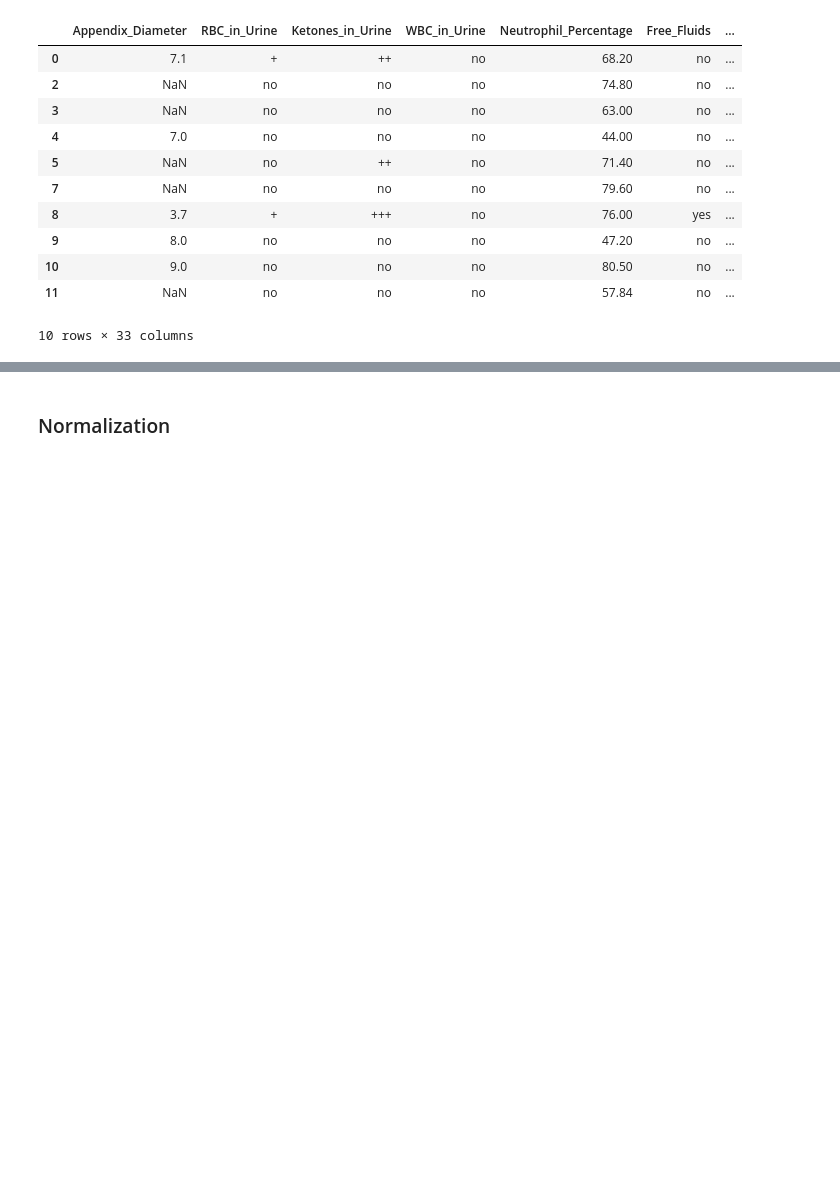
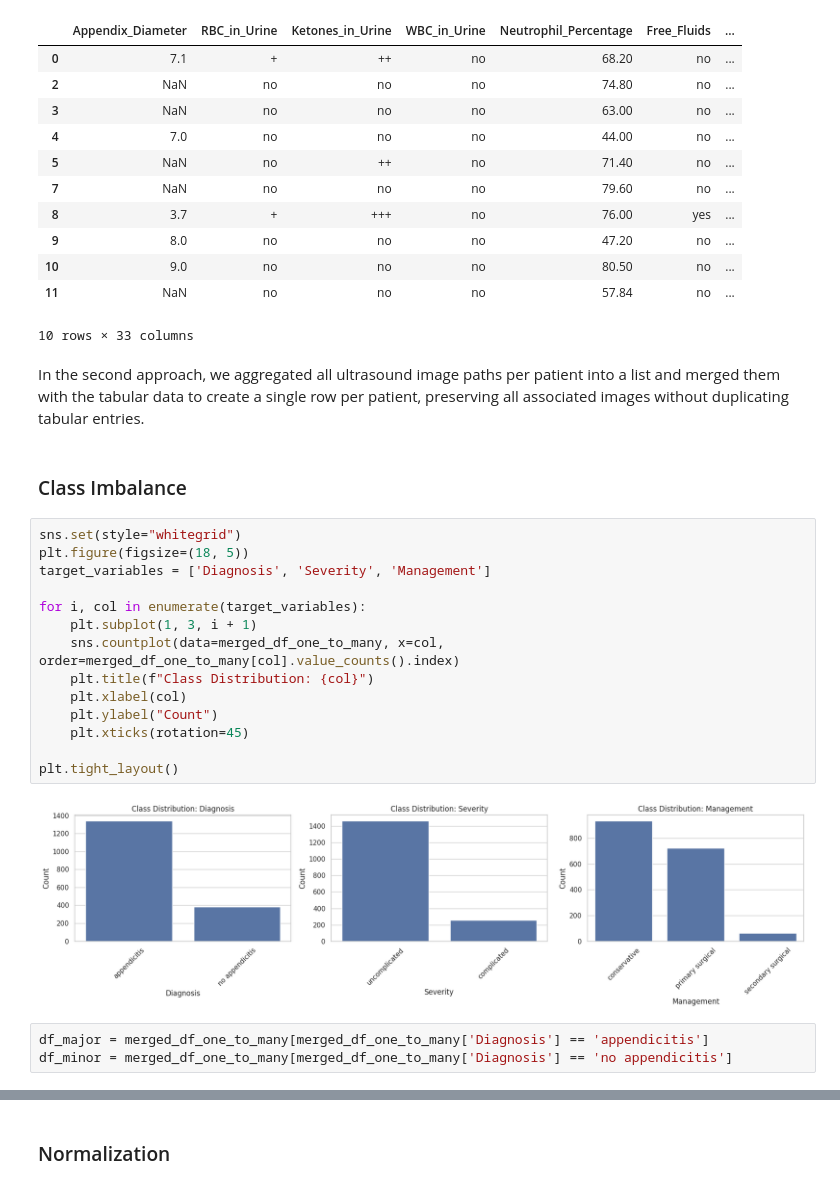
Before and after one commit to AlyssaMiaTaliotis/paediatric-apendicitis, a Jupyter notebook: notebooks/MS2.ipynb, the cells around one changed output, grey strips where cells are left out. Saved outputs shown, nothing was run; the diff lists cells and outputs as text; blank space fills up the shorter version.

```diff
--- a/notebooks/MS2.ipynb
+++ b/notebooks/MS2.ipynb
@@ -532,3 +542,26 @@ merged_df_one_to_one.head(10)
 | 10 | 9.0 | no | no | no | 80.50 | no | ... |
 | 11 | NaN | no | no | no | 57.84 | no | ... |
 10 rows × 33 columns
+# %% [markdown]
+In the second approach, we aggregated all ultrasound image paths per patient into a list and merged them with the tabular data to create a single row per patient, preserving all associated images without duplicating tabular entries.
+# %% [markdown]
+### Class Imbalance
+# %%
+sns.set(style="whitegrid")
+plt.figure(figsize=(18, 5))
+target_variables = ['Diagnosis', 'Severity', 'Management']
+
+for i, col in enumerate(target_variables):
+    plt.subplot(1, 3, i + 1)
+    sns.countplot(data=merged_df_one_to_many, x=col, order=merged_df_one_to_many[col].value_counts().index)
+    plt.title(f"Class Distribution: {col}")
+    plt.xlabel(col)
+    plt.ylabel("Count")
+    plt.xticks(rotation=45)
+
+plt.tight_layout()
+# %% [output]
+[figure, added]
+# %%
+df_major = merged_df_one_to_many[merged_df_one_to_many['Diagnosis'] == 'appendicitis']
+df_minor = merged_df_one_to_many[merged_df_one_to_many['Diagnosis'] == 'no appendicitis']
```
Also changed, not shown: parts of 21 cells of this notebook.
